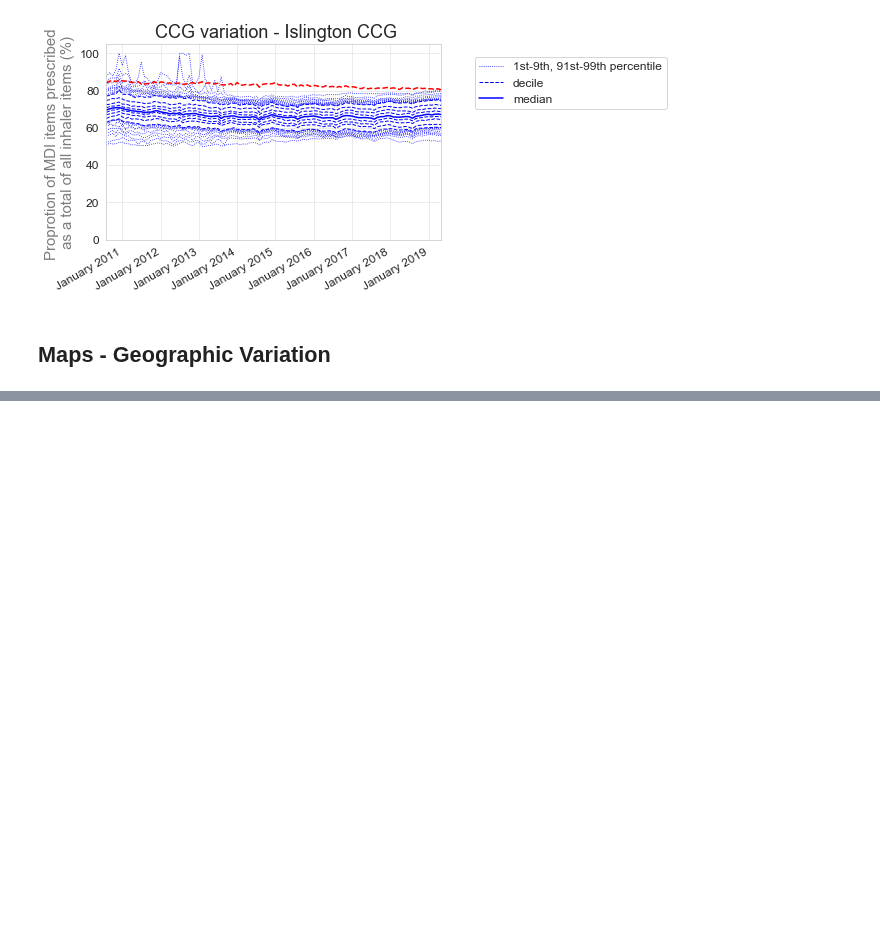
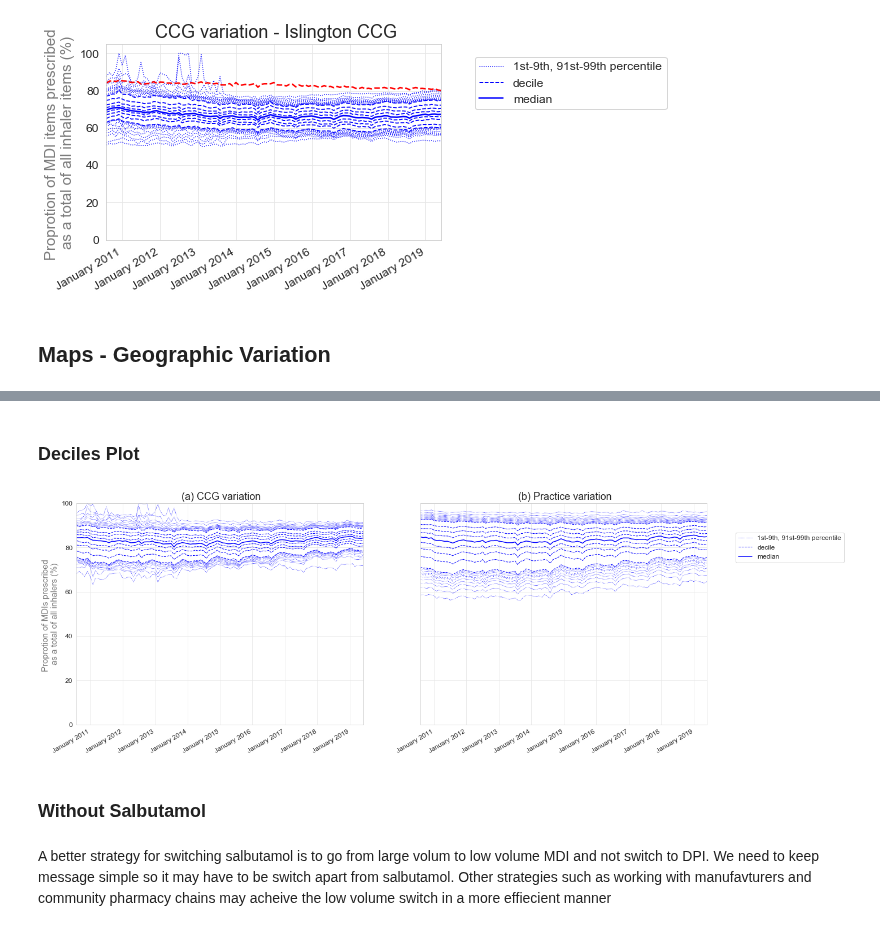
Before and after one commit to ebmdatalab/jupyter-notebooks, a Jupyter notebook: new_measures/Drafts/Enviromental Inhalers/Environmental Inhalers.ipynb, the cells around one changed output, grey strips where cells are left out. Saved outputs shown, nothing was run; the diff lists cells and outputs as text; code cells hidden in the pictures; blank space fills up the shorter version.

```diff
--- a/new_measures/Drafts/Enviromental Inhalers/Environmental Inhalers.ipynb
+++ b/new_measures/Drafts/Enviromental Inhalers/Environmental Inhalers.ipynb
@@ -276,0 +335,5 @@ plt.show()
+# %%
+df3["totalinhalers"] = (df3["mdi"] + df3["dpi"])
+# %%
+df3["measure_value"] = (df3["mdi"] / df3["totalinhalers"])*100
+df3.head()
@@ -276,0 +347,3 @@ plt.show()
+# %%
+by_pct_df3 = df3.groupby(['pct', 'month'], as_index=False).sum()
+by_pct_df3.head()
@@ -276,0 +357,3 @@ plt.show()
+# %%
+by_pct_df3["measure_value"] = (by_pct_df3["mdi"] / by_pct_df3["totalinhalers"])*100
+by_pct_df3.head()
@@ -276,0 +367,44 @@ plt.show()
+# %% [markdown]
+### Deciles Plot
+# %%
+f = plt.figure(figsize=(20,8))
+#f.suptitle('Sharing Y axis')
+f.autofmt_xdate()
+layout = gridspec.GridSpec(1, 2, figure=f)
+left_plot = plt.subplot(layout[0])
+right_plot = plt.subplot(layout[1], sharey=left_plot)  # Share the Y axis
+
+# ...and because it's shared, suppress ticks on the second chart
+plt.setp(right_plot.get_yticklabels(), visible=False)
+
+charts.deciles_chart(
+    by_pct_df3,
+    period_column='month',
+    column='measure_value',
+    title=" (a) CCG variation",
+    ylabel="Proprotion of MDIs prescribed \n as a total of all inhalers (%) ",
+    show_outer_percentiles=True,
+    show_legend=False,
+    ax=left_plot,
+)
+
+
+charts.deciles_chart(
+    df3,
+    period_column='month',
+    column='measure_value',
+    title=" (b) Practice variation",
+    ylabel="",
+    show_outer_percentiles=True,
+    show_legend=True,
+    ax=right_plot,
+)
+
+plt.ylim(0, 100)
+plt.show()
+# %% [output]
+[figure, added]
+# %% [markdown]
+### Without Salbutamol
+# %% [markdown]
+A better strategy for switching salbutamol is to go from large volum to low volume MDI and not switch to DPI. We need to keep message simple so it may have to be switch apart from salbutamol. Other strategies such as working with manufavturers and community pharmacy chains may acheive the low volume switch in a more effiecient manner
```
Also changed, not shown: parts of 17 cells of this notebook, 5 other files.
